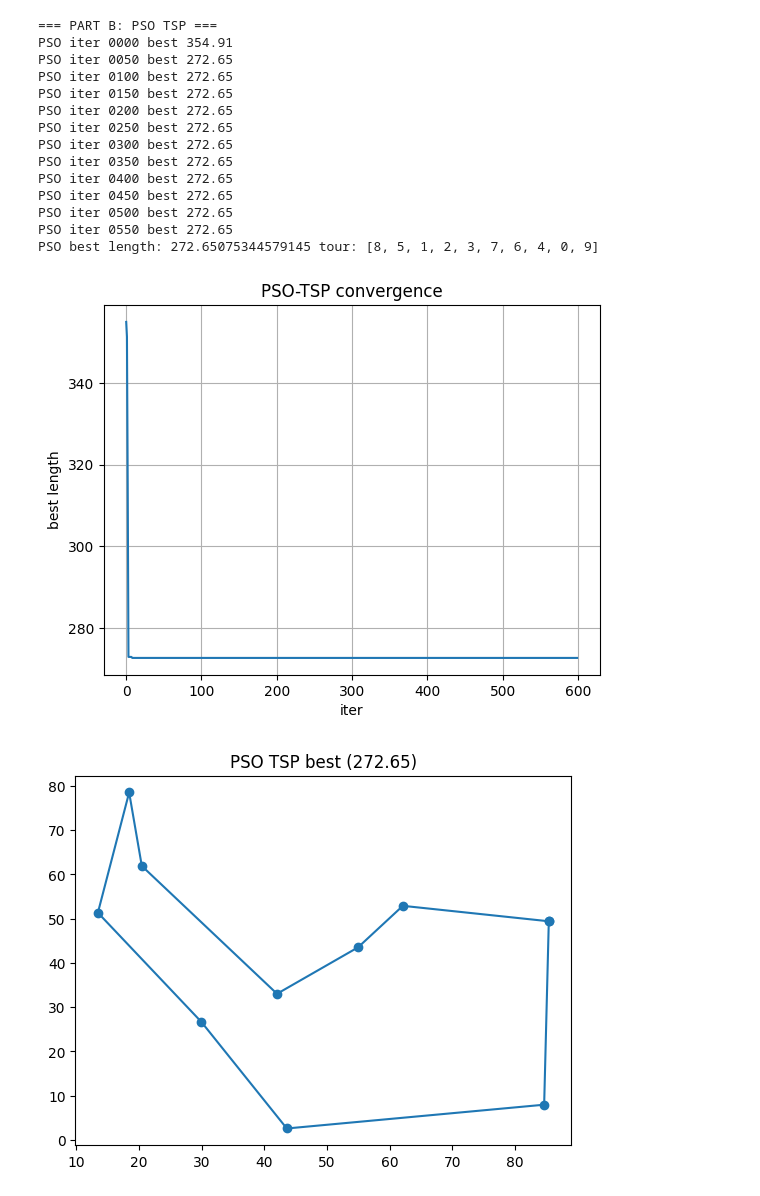
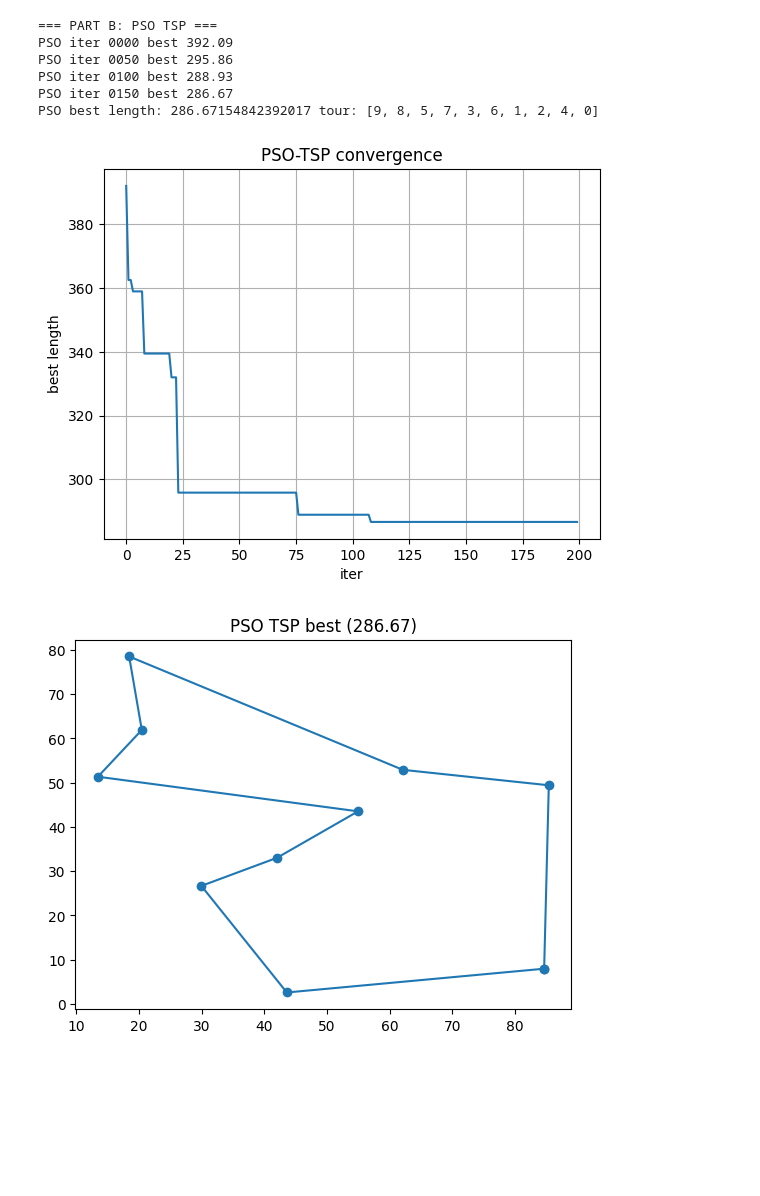
Before and after one commit to sanjaykn8/ML_codes, a Jupyter notebook: nature/code.ipynb, the cells around one changed output. Cells and saved outputs as stored; diff of their text form; code cells hidden in the pictures; blank space fills up the shorter version.

```diff
--- a/nature/code.ipynb
+++ b/nature/code.ipynb
@@ -257,22 +267,14 @@ GA Best fitness: 28 chromosome (0-index rows): [3, 0, 4, 7, 1, 6, 2, 5]
 # %%
 print("\n=== PART B: PSO TSP ===")
-pso_tsp(num_cities=10, swarm_size=60, iterations=600, seed=2)
+pso_tsp(num_cities=10, swarm_size=5, iterations=200, seed=2)
 # %% [output]
 === PART B: PSO TSP ===
-PSO iter 0000 best 354.91
-PSO iter 0050 best 272.65
-PSO iter 0100 best 272.65
-PSO iter 0150 best 272.65
-PSO iter 0200 best 272.65
-PSO iter 0250 best 272.65
-PSO iter 0300 best 272.65
-PSO iter 0350 best 272.65
-PSO iter 0400 best 272.65
-PSO iter 0450 best 272.65
-PSO iter 0500 best 272.65
-PSO iter 0550 best 272.65
-PSO best length: 272.65075344579145 tour: [8, 5, 1, 2, 3, 7, 6, 4, 0, 9]
+PSO iter 0000 best 392.09
+PSO iter 0050 best 295.86
+PSO iter 0100 best 288.93
+PSO iter 0150 best 286.67
+PSO best length: 286.67154842392017 tour: [9, 8, 5, 7, 3, 6, 1, 2, 4, 0]
-[figure, old version]
+[figure, new version]
-[figure, old version]
+[figure, new version]
 # %%
 print("\n=== PART C: ACO VRP ===")
```
Also changed, not shown: parts of 3 cells of this notebook.
